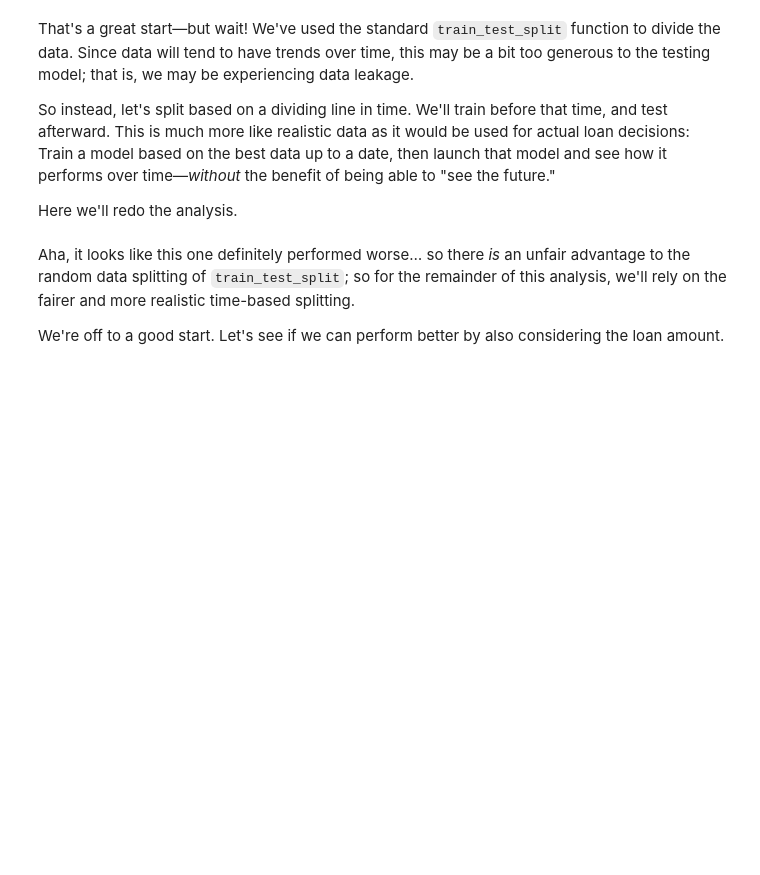
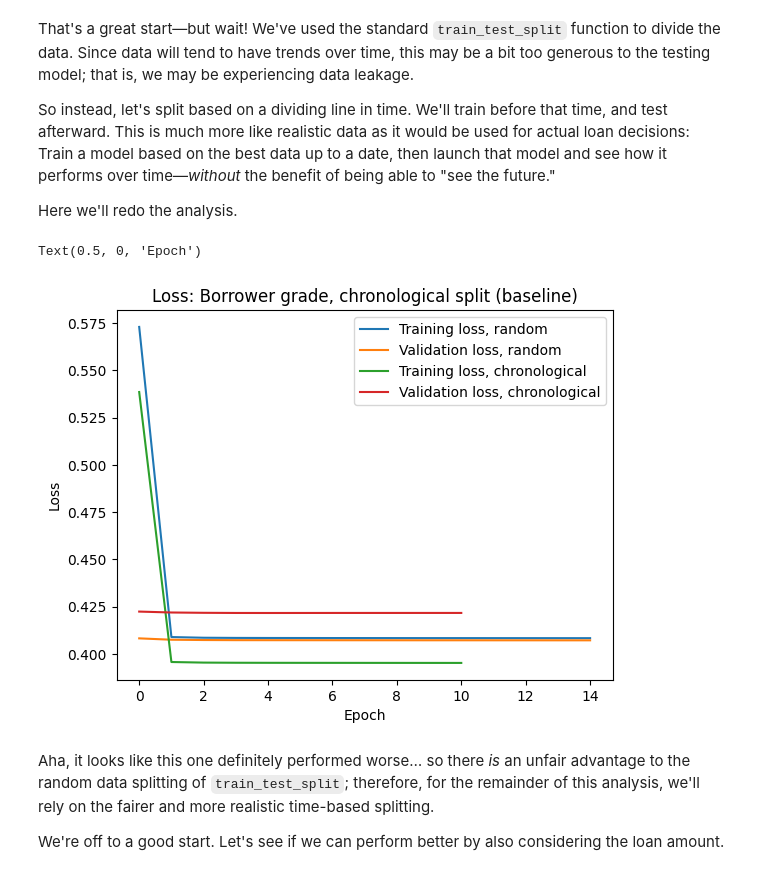
Before and after one commit to jshuma/experimental, a Jupyter notebook: capstone_lendingclub/lendingclub_analysis.ipynb, the cells around one changed output. Saved outputs shown, nothing was run; the diff lists cells and outputs as text; code cells hidden in the pictures; blank space fills up the shorter version.

Commit message:
Updating analysis parameters and presentation.

```diff
--- a/capstone_lendingclub/lendingclub_analysis.ipynb
+++ b/capstone_lendingclub/lendingclub_analysis.ipynb
@@ -333,42 +331,45 @@ Here we'll redo the analysis.
 # %%
 df2 = accepted_df[['grade_score', 'loan_status_code', 'issue_d_month_index']].dropna()
 df2 = df2.sample(frac=data_frac)
 
 t = make_column_transformer((StandardScaler(), ['grade_score']),
                             remainder='passthrough').set_output(transform="pandas")
 df2_scaled = t.fit_transform(df2)
 
 # Split based on time
-test_size = 0.25 # as in the train_test_split parameter
 cutoff_index = df2['issue_d_month_index'].quantile(1 - test_size)
 
 df2_scaled_train = df2_scaled[df2['issue_d_month_index'] <= cutoff_index]
 df2_scaled_test = df2_scaled[df2['issue_d_month_index'] > cutoff_index]
 
 # Define X and y for train/test sets
 X_train = df2_scaled_train[['standardscaler__grade_score']]
-y_train = to_categorical(df2.loc[df2_scaled_train.index, 'loan_status_code'].astype(int))
 X_test = df2_scaled_test[['standardscaler__grade_score']]
-y_test = to_categorical(df2.loc[df2_scaled_test.index, 'loan_status_code'].astype(int))
+y_train = to_categorical(df2_scaled_train['remainder__loan_status_code'].astype(int))
+y_test = to_categorical(df2_scaled_test['remainder__loan_status_code'].astype(int))
 
 # Train the model
-model = Sequential([
-    Dense(31, activation='relu'),
-    Dense(8, activation='softmax')
-])
-model.compile(optimizer='rmsprop', loss='categorical_crossentropy', metrics=['accuracy'])
-history2 = model.fit(X_train, y_train, epochs=epochs, validation_data=(X_test, y_test))
+model = make_model()
+history2_random = history2
+history2 = model.fit(
+    X_train, y_train, epochs=epochs, validation_data=(X_test, y_test),
+    callbacks=[make_early_stop()], verbose=verbosity)
 
 # Plot the results over time
-plt.plot(history2.history['loss'])
-plt.plot(history2.history['val_loss'])
-plt.legend(['Training loss', 'Validation loss'])
+plt.plot(history2_random.history['loss'], label="Training loss, random")
+plt.plot(history2_random.history['val_loss'], label="Validation loss, random")
+plt.plot(history2.history['loss'], label="Training loss, chronological")
+plt.plot(history2.history['val_loss'], label="Validation loss, chronological")
+plt.legend()
 
-plt.title('Model loss')
+plt.title('Loss: Borrower grade, chronological split (baseline)')
 plt.ylabel('Loss')
 plt.xlabel('Epoch')
+# %% [output]
+Text(0.5, 0, 'Epoch')
+[figure, added]
 # %% [markdown]
-Aha, it looks like this one definitely performed worse… so there _is_ an unfair advantage to the random data splitting of `train_test_split`; so for the remainder of this analysis, we'll rely on the fairer and more realistic time-based splitting.
+Aha, it looks like this one definitely performed worse… so there _is_ an unfair advantage to the random data splitting of `train_test_split`; therefore, for the remainder of this analysis, we'll rely on the fairer and more realistic time-based splitting.
 
 We're off to a good start. Let's see if we can perform better by also considering the loan amount.
 # %%
```
Also changed, not shown: parts of 29 cells of this notebook.
